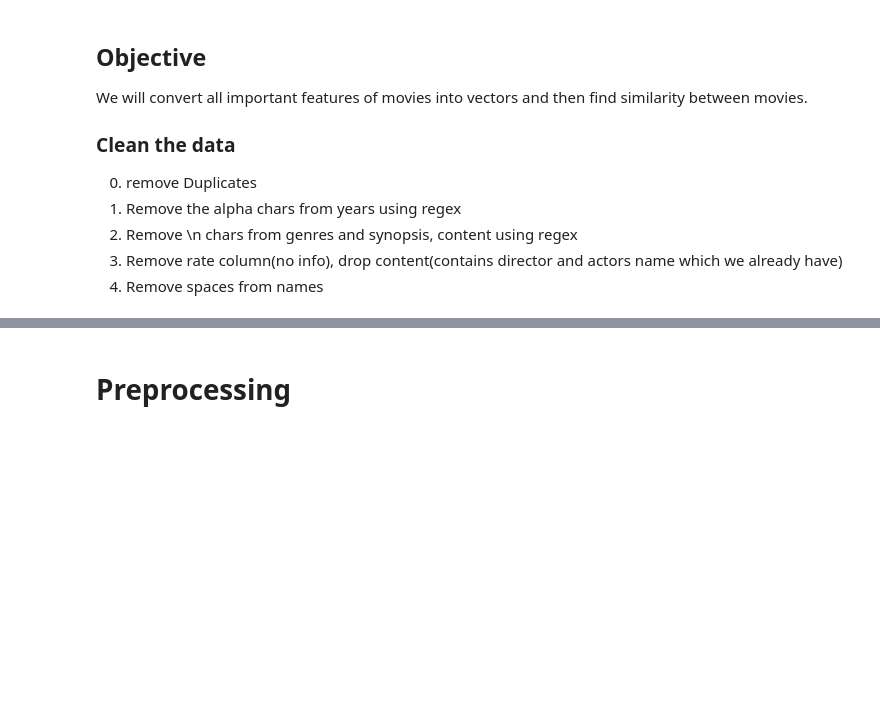
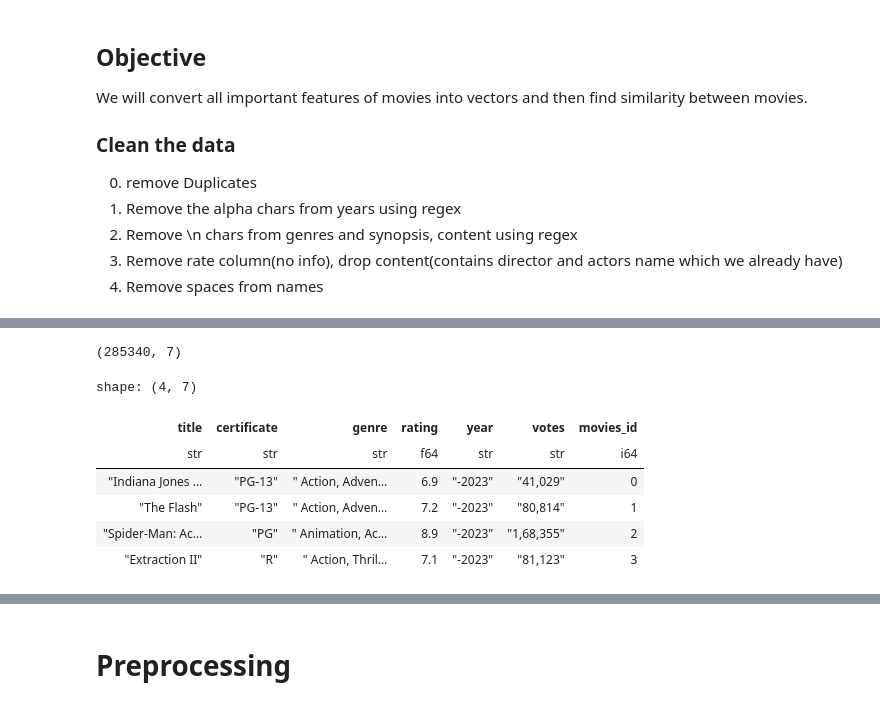
Before and after one commit to tikendraw/movie-recommender-system, a Jupyter notebook: movies-exploration.ipynb, the cells around one changed output, grey strips where cells are left out. Drawn from its saved outputs; the diff is of its cells as text; code cells hidden in the pictures; blank space fills up the shorter version.

```diff
--- a/movies-exploration.ipynb
+++ b/movies-exploration.ipynb
@@ -102,3 +143,6 @@ shape: (5, 16)
 | 2 | "Spider-Man: Ac… | "-2023" | "PG" | " Animation, Ac… | "140 min" | 8.9 | "Rate this" | " Miles Morales… | " Directors… | "Joaquim Dos Sa… | ... |
 | 3 | "Extraction II" | "-2023" | "R" | " Action, Thril… | "122 min" | 7.1 | "Rate this" | " After barely … | " Director:… | "Sam Hargrave" | ... |
 | 4 | "Avatar: The Wa… | "-2022" | "PG-13" | " Action, Adven… | "192 min" | 7.6 | "Rate this" | " Jake Sully li… | " Director:… | "James Cameron" | ... |
+# %%
+# This df is for filtering, and should have clean values
+ddf = df[['title', 'certificate', 'genre', 'rating', 'year','votes']]
@@ -104,0 +171,5 @@ shape: (5, 16)
+# %%
+ddf = ddf.drop_nulls(subset=['title'])
+ddf.shape
+# %% [output]
+(285340, 7)
@@ -104,0 +184,10 @@ shape: (5, 16)
+# %%
+ddf.head(4)
+# %% [output]
+shape: (4, 7)
+| title | certificate | genre | rating | year | votes | movies_id |
+| str | str | str | f64 | str | str | i64 |
+| "Indiana Jones … | "PG-13" | " Action, Adven… | 6.9 | "-2023" | "41,029" | 0 |
+| "The Flash" | "PG-13" | " Action, Adven… | 7.2 | "-2023" | "80,814" | 1 |
+| "Spider-Man: Ac… | "PG" | " Animation, Ac… | 8.9 | "-2023" | "1,68,355" | 2 |
+| "Extraction II" | "R" | " Action, Thril… | 7.1 | "-2023" | "81,123" | 3 |
```
Also changed, not shown: parts of 40 cells of this notebook, 8 other files.
